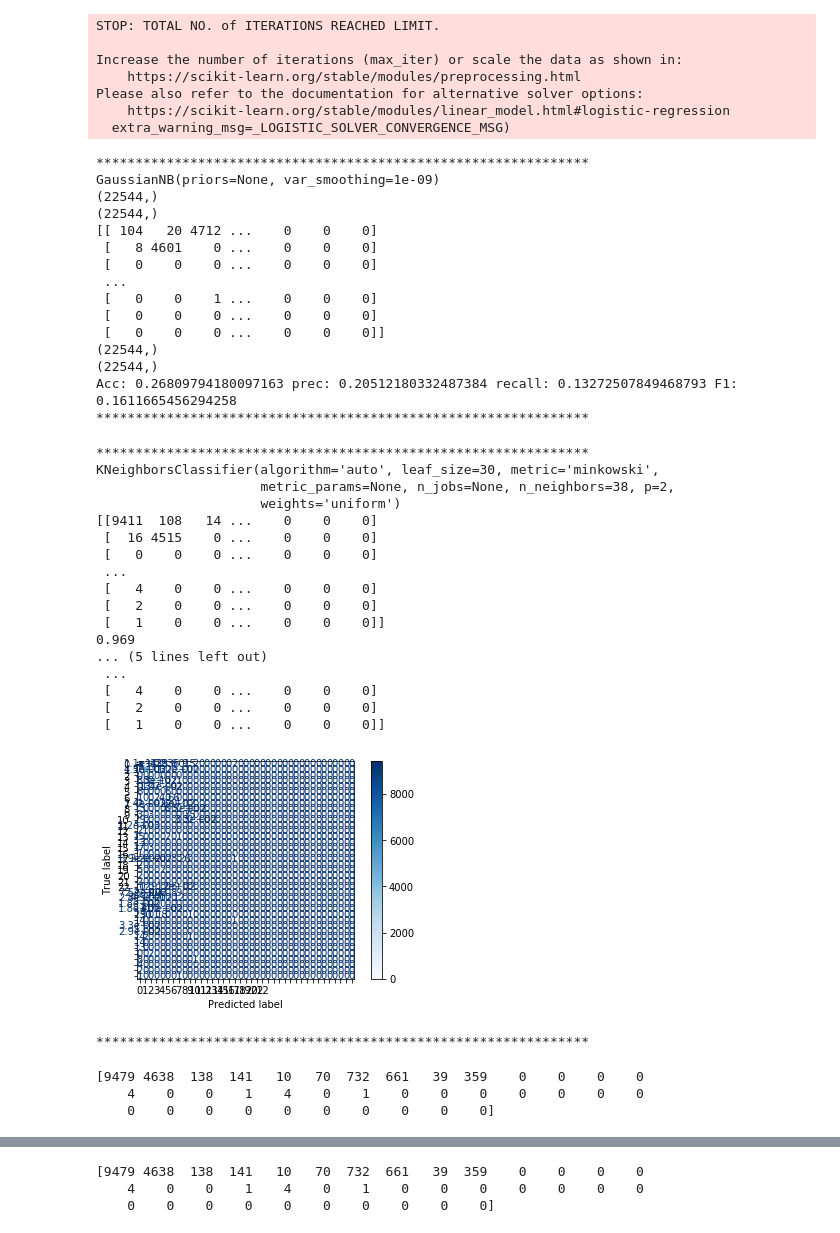
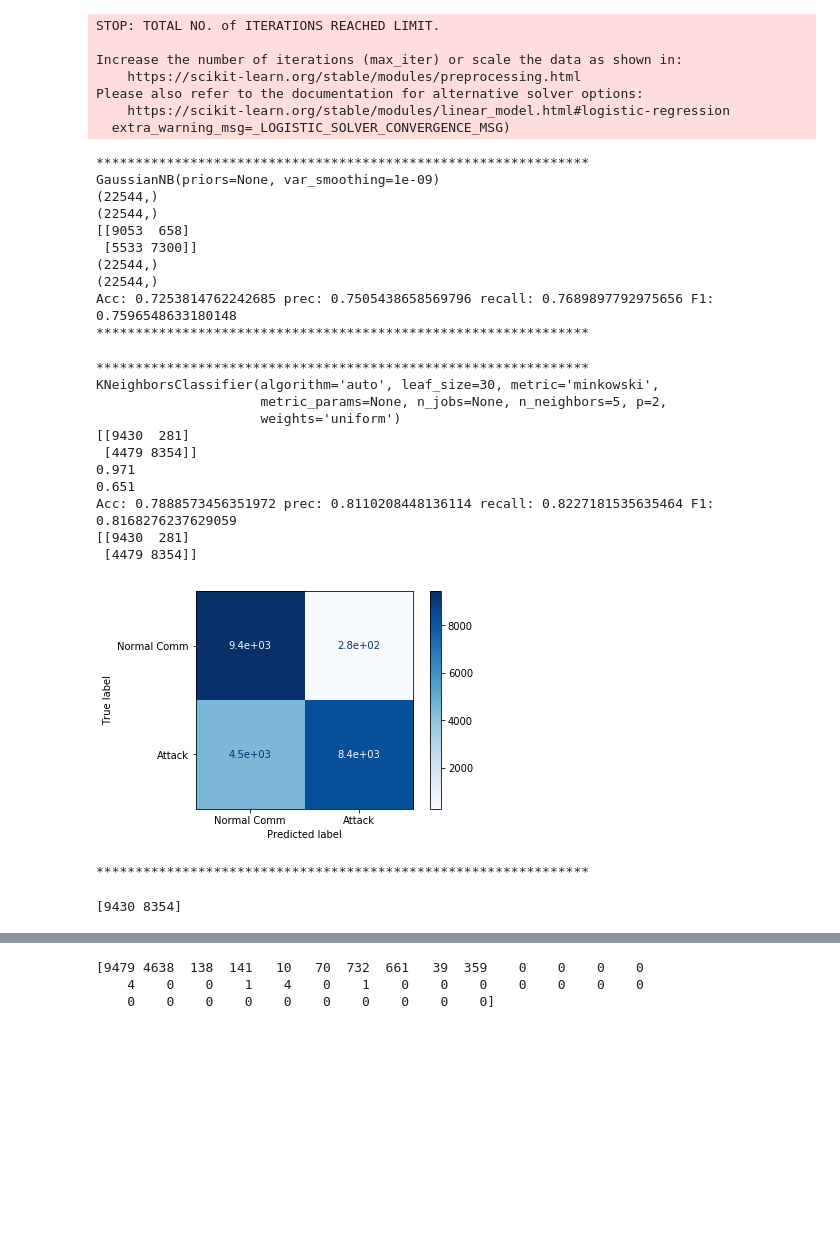
Before and after one commit to eteters/Drone-Security-ML, a Jupyter notebook: Classical Test.ipynb, the cells around one changed output, grey strips where cells are left out. Cells and saved outputs as stored; diff of their text form; code cells hidden in the pictures; blank space fills up the shorter version.

Commit message:
Binary works. Confusion matrices legible.

```diff
--- a/Classical Test.ipynb
+++ b/Classical Test.ipynb
@@ -84,8 +108,8 @@ ids_1, ids_2, ids_3, labels = fixDataset("kddtest.csv", [ids_1, ids_2, ids_3, la
 
 print("***************************************************************")
 
-traindata = pd.read_csv('kddtrain-mod2.csv', header=None)
-testdata = pd.read_csv('kddtest-mod2.csv', header=None)
+traindata = pd.read_csv('kddtrain-mod2-binary.csv', header=None)
+testdata = pd.read_csv('kddtest-mod2-binary.csv', header=None)
 
 X = traindata.iloc[:,1:42]
 Y = traindata.iloc[:,0]
@@ -163,66 +186,50 @@ print("***************************************************************")
 GaussianNB(priors=None, var_smoothing=1e-09)
 (22544,)
 (22544,)
-[[ 104   20 4712 ...    0    0    0]
- [   8 4601    0 ...    0    0    0]
- [   0    0    0 ...    0    0    0]
- ...
- [   0    0    1 ...    0    0    0]
- [   0    0    0 ...    0    0    0]
- [   0    0    0 ...    0    0    0]]
+[[9053  658]
+ [5533 7300]]
 (22544,)
 (22544,)
-Acc: 0.26809794180097163 prec: 0.20512180332487384 recall: 0.13272507849468793 F1: 0.1611665456294258
+Acc: 0.7253814762242685 prec: 0.7505438658569796 recall: 0.7689897792975656 F1: 0.7596548633180148
 ***************************************************************
 # %%
 print("***************************************************************")
 # fit a k-nearest neighbor model to the data
 model = KNeighborsClassifier()
 model.fit(traindata, trainlabel)
 print(model)
 # make predictions
 expected = testlabel
 predicted = model.predict(testdata)
 # summarize the fit of the model
 
 cm = metrics.confusion_matrix(expected, predicted)
 print(cm)
 tpr = float(cm[0][0])/np.sum(cm[0])
 fpr = float(cm[1][1])/np.sum(cm[1])
 print("%.3f" %tpr)
 print("%.3f" %fpr)
 evaluateCM(cm)
-disp = plot_confusion_matrix(model, testdata, expected,
-                                 cmap=plt.cm.Blues)
-print(disp.confusion_matrix)
-plt.show()
+plotCM(cm)
 print("***************************************************************")
 # %% [output]
 ***************************************************************
 KNeighborsClassifier(algorithm='auto', leaf_size=30, metric='minkowski',
-                     metric_params=None, n_jobs=None, n_neighbors=38, p=2,
+                     metric_params=None, n_jobs=None, n_neighbors=5, p=2,
                      weights='uniform')
-[[9411  108   14 ...    0    0    0]
- [  16 4515    0 ...    0    0    0]
- [   0    0    0 ...    0    0    0]
- ...
- [   4    0    0 ...    0    0    0]
- [   2    0    0 ...    0    0    0]
- [   1    0    0 ...    0    0    0]]
-0.969
-... (5 lines left out)
- ...
- [   4    0    0 ...    0    0    0]
- [   2    0    0 ...    0    0    0]
- [   1    0    0 ...    0    0    0]]
+[[9430  281]
+ [4479 8354]]
+0.971
+0.651
+Acc: 0.7888573456351972 prec: 0.8110208448136114 recall: 0.8227181535635464 F1: 0.8168276237629059
+[[9430  281]
+ [4479 8354]]
-[figure, old version]
+[figure, new version]
 ***************************************************************
 # %%
 print(cm.diagonal())
 # %% [output]
-[9479 4638  138  141   10   70  732  661   39  359    0    0    0    0
-    4    0    0    1    4    0    1    0    0    0    0    0    0    0
-    0    0    0    0    0    0    0    0    0    0]
+[9430 8354]
 # %%
 print("***************************************************************")
 model = DecisionTreeClassifier()
```
Also changed, not shown: parts of 7 cells of this notebook.
